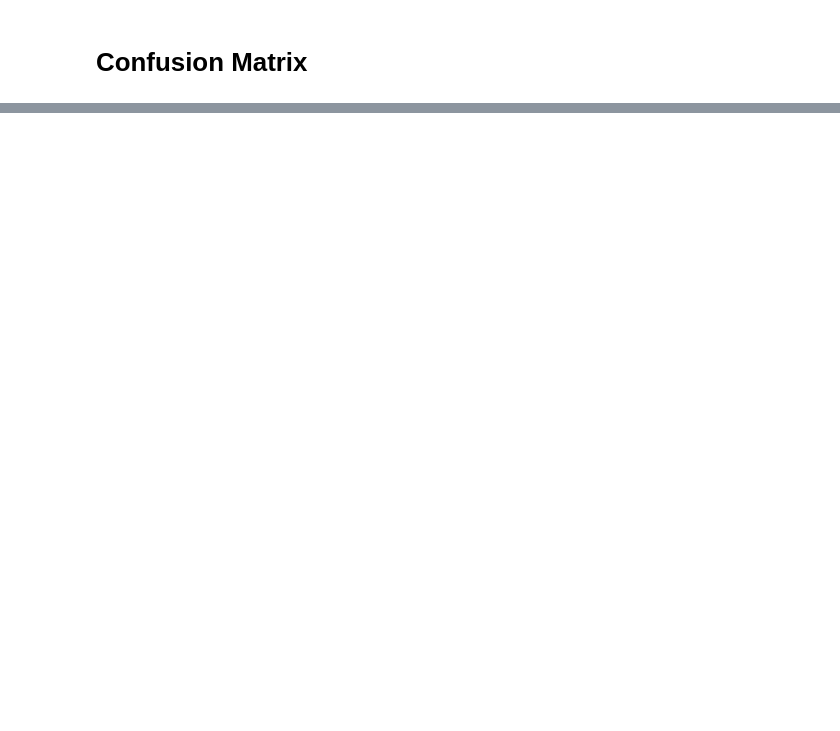
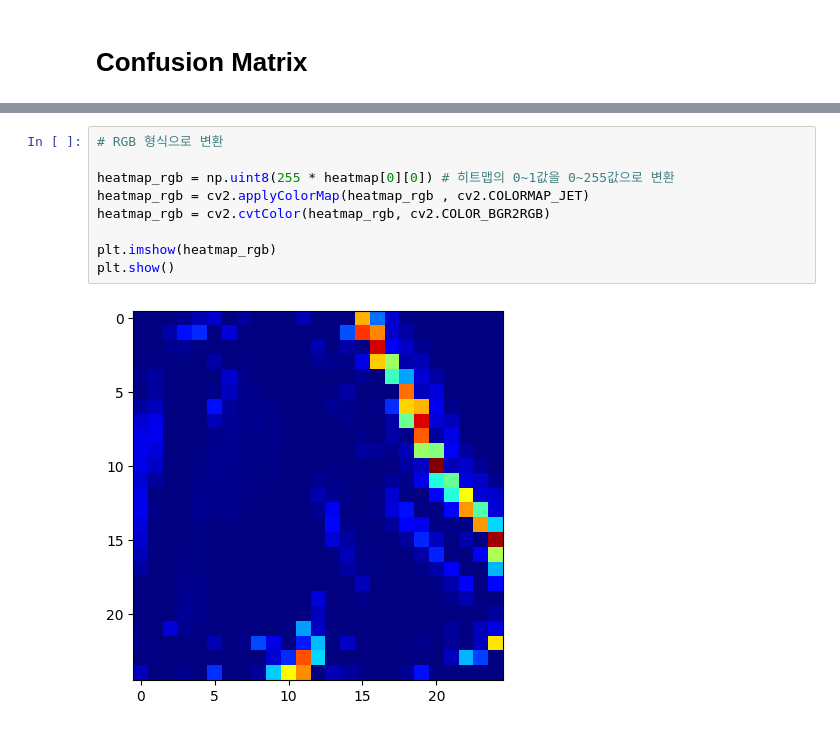
Before and after one commit to guswns7452/Perst, a Jupyter notebook: machineLearning/02_Fashion Type Classification Model/02-06_Model Evaluate (Female).ipynb, the cells around one changed output, grey strips where cells are left out. Cells and saved outputs as stored; diff of their text form; blank space fills up the shorter version.

```diff
--- a/machineLearning/02_Fashion Type Classification Model/02-06_Model Evaluate (Female).ipynb
+++ b/machineLearning/02_Fashion Type Classification Model/02-06_Model Evaluate (Female).ipynb
@@ -351,0 +525,11 @@ Text(0.5, 1.0, 'Confusion Matrix')
+# %%
+# RGB 형식으로 변환
+
+heatmap_rgb = np.uint8(255 * heatmap[0][0]) # 히트맵의 0~1값을 0~255값으로 변환
+heatmap_rgb = cv2.applyColorMap(heatmap_rgb , cv2.COLORMAP_JET)
+heatmap_rgb = cv2.cvtColor(heatmap_rgb, cv2.COLOR_BGR2RGB)
+
+plt.imshow(heatmap_rgb)
+plt.show()
+# %% [output]
+[figure, added]
```
Also changed, not shown: parts of 23 cells of this notebook, 2 other files.
